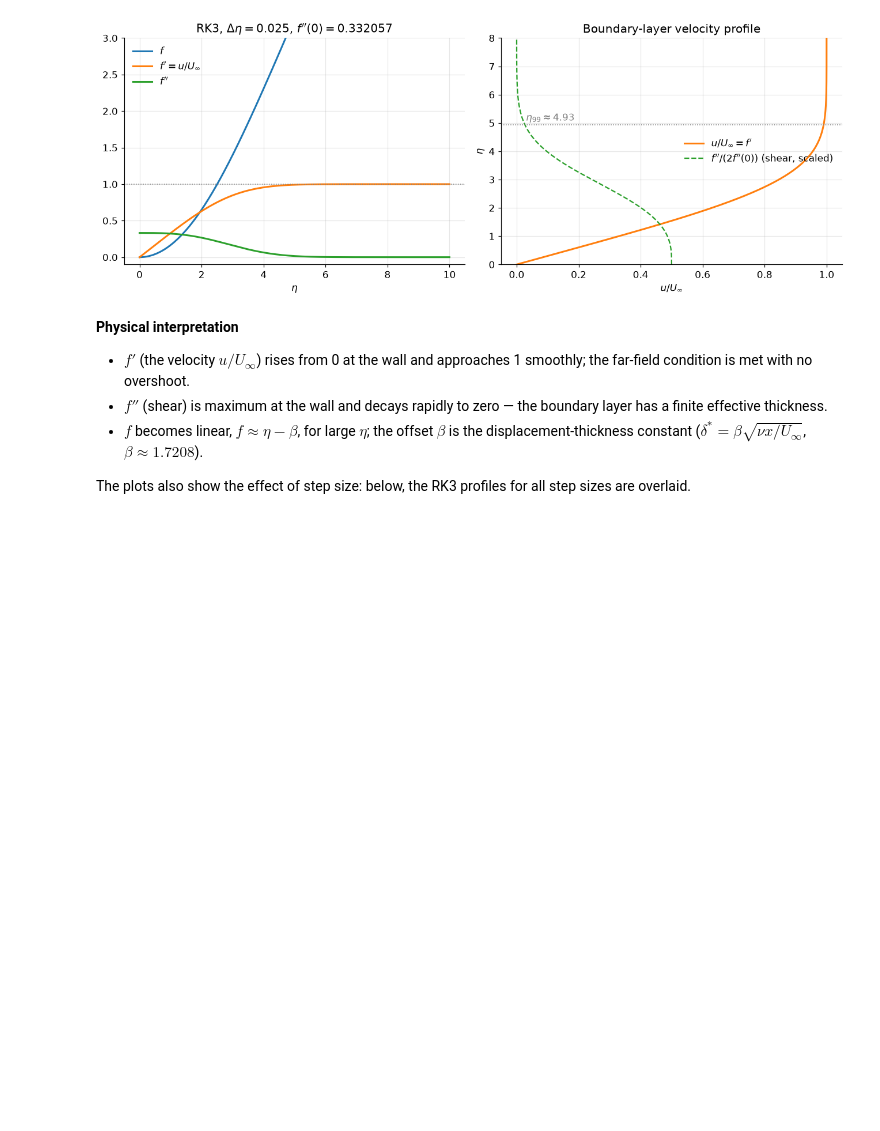
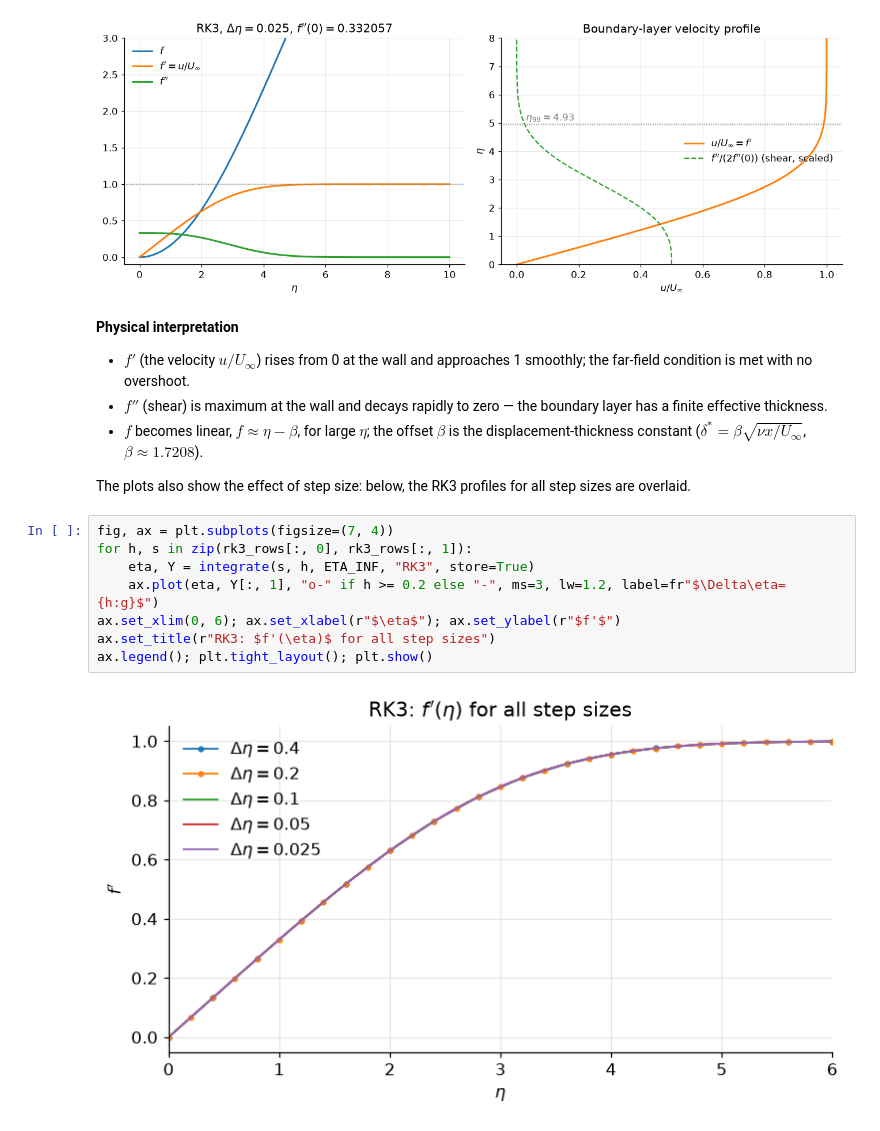
Before and after one commit to aneeshasokan710/AE801_2026, a Jupyter notebook: numode_bvp/Shooting Method for the Blasius Boundary-Layer Equation.ipynb, the cells around one changed output. Drawn from its saved outputs; the diff is of its cells as text; blank space fills up the shorter version.

```diff
--- a/numode_bvp/Shooting Method for the Blasius Boundary-Layer Equation.ipynb
+++ b/numode_bvp/Shooting Method for the Blasius Boundary-Layer Equation.ipynb
@@ -594,3 +594,13 @@ eta3, Y3 = plot_profiles("RK3", 0.025, s_rk3_fine)
   constant ($\delta^* = \beta\sqrt{\nu x/U_\infty}$, $\beta\approx1.7208$).
 
 The plots also show the effect of step size: below, the RK3 profiles for all step sizes are overlaid.
+# %%
+fig, ax = plt.subplots(figsize=(7, 4))
+for h, s in zip(rk3_rows[:, 0], rk3_rows[:, 1]):
+    eta, Y = integrate(s, h, ETA_INF, "RK3", store=True)
+    ax.plot(eta, Y[:, 1], "o-" if h >= 0.2 else "-", ms=3, lw=1.2, label=fr"$\Delta\eta={h:g}$")
+ax.set_xlim(0, 6); ax.set_xlabel(r"$\eta$"); ax.set_ylabel(r"$f'$")
+ax.set_title(r"RK3: $f'(\eta)$ for all step sizes")
+ax.legend(); plt.tight_layout(); plt.show()
+# %% [output]
+[figure, added]
```
Also changed, not shown: parts of 11 cells of this notebook.
